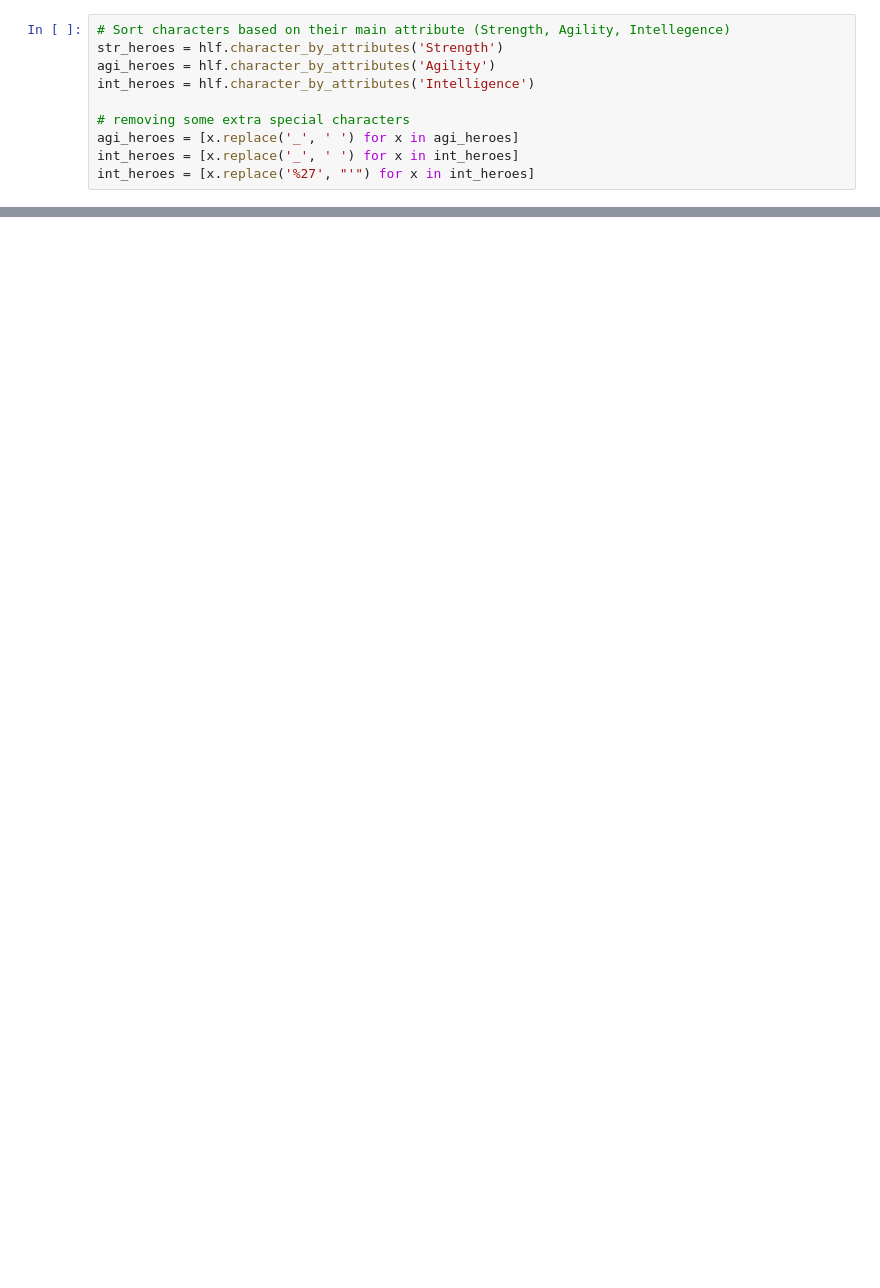
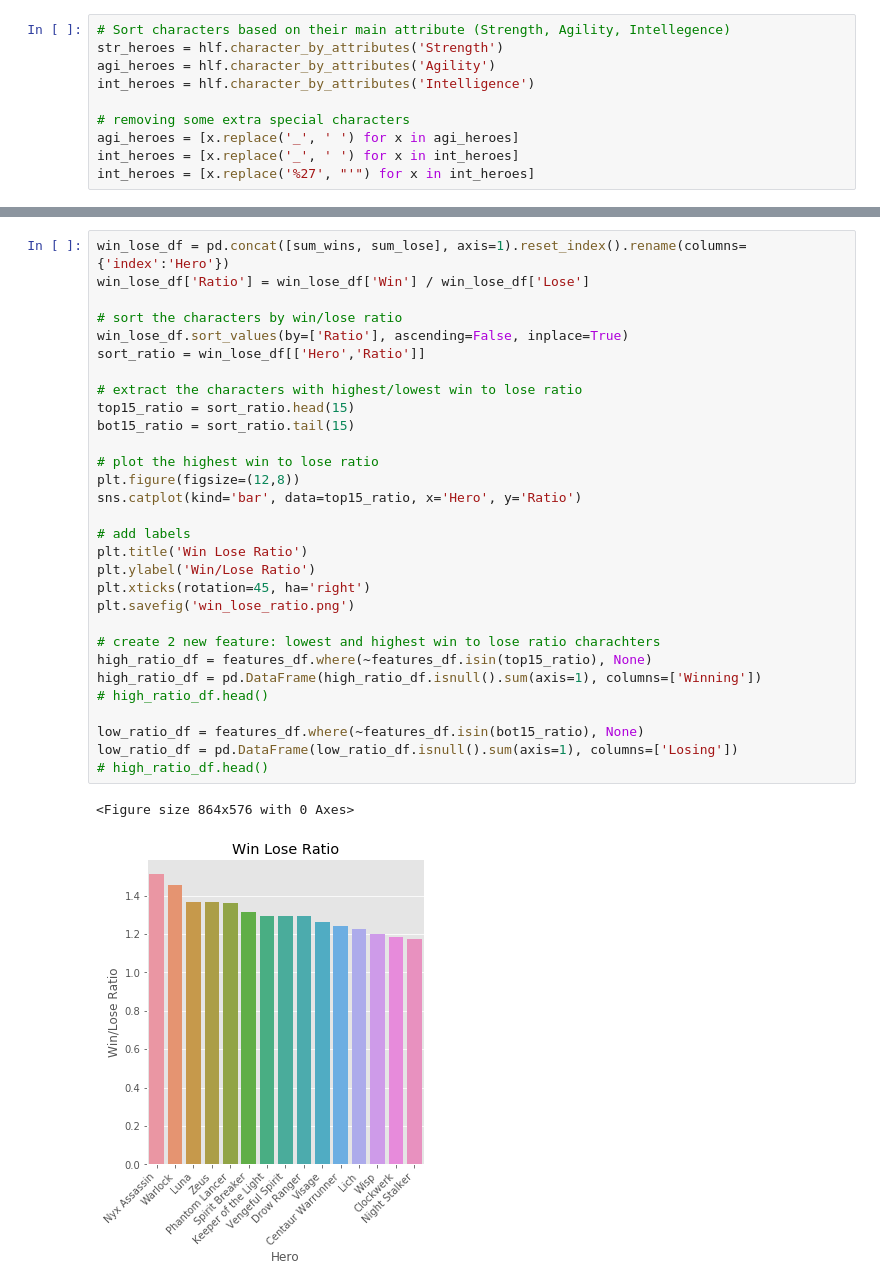
Before and after one commit to Gal-Gilor/In_Zeus_We_Trust, a Jupyter notebook: dota2_EDA.ipynb, the cells around one changed output, grey strips where cells are left out. Saved outputs shown, nothing was run; the diff lists cells and outputs as text; blank space fills up the shorter version.

```diff
--- a/dota2_EDA.ipynb
+++ b/dota2_EDA.ipynb
@@ -464,0 +388,33 @@ for column in winners_df.columns:
+# %%
+win_lose_df = pd.concat([sum_wins, sum_lose], axis=1).reset_index().rename(columns={'index':'Hero'})
+win_lose_df['Ratio'] = win_lose_df['Win'] / win_lose_df['Lose']
+
+# sort the characters by win/lose ratio
+win_lose_df.sort_values(by=['Ratio'], ascending=False, inplace=True)
+sort_ratio = win_lose_df[['Hero','Ratio']]
+
+# extract the characters with highest/lowest win to lose ratio
+top15_ratio = sort_ratio.head(15)
+bot15_ratio = sort_ratio.tail(15)
+
+# plot the highest win to lose ratio
+plt.figure(figsize=(12,8))
+sns.catplot(kind='bar', data=top15_ratio, x='Hero', y='Ratio')
+
+# add labels
+plt.title('Win Lose Ratio')
+plt.ylabel('Win/Lose Ratio')
+plt.xticks(rotation=45, ha='right')
+plt.savefig('win_lose_ratio.png')
+
+# create 2 new feature: lowest and highest win to lose ratio charachters
+high_ratio_df = features_df.where(~features_df.isin(top15_ratio), None)
+high_ratio_df = pd.DataFrame(high_ratio_df.isnull().sum(axis=1), columns=['Winning'])
+# high_ratio_df.head()
+
+low_ratio_df = features_df.where(~features_df.isin(bot15_ratio), None)
+low_ratio_df = pd.DataFrame(low_ratio_df.isnull().sum(axis=1), columns=['Losing'])
+# high_ratio_df.head()
+# %% [output]
+<Figure size 864x576 with 0 Axes>
+[figure, added]
```
Also changed, not shown: parts of 45 cells of this notebook, 8 other files.
